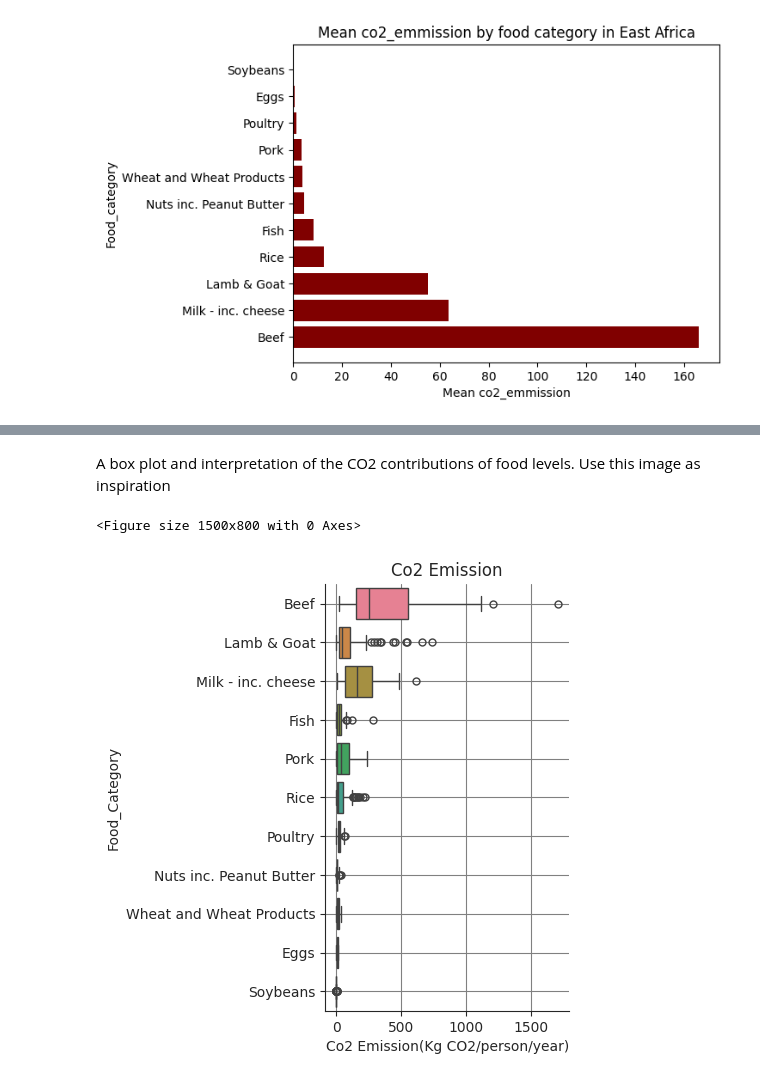
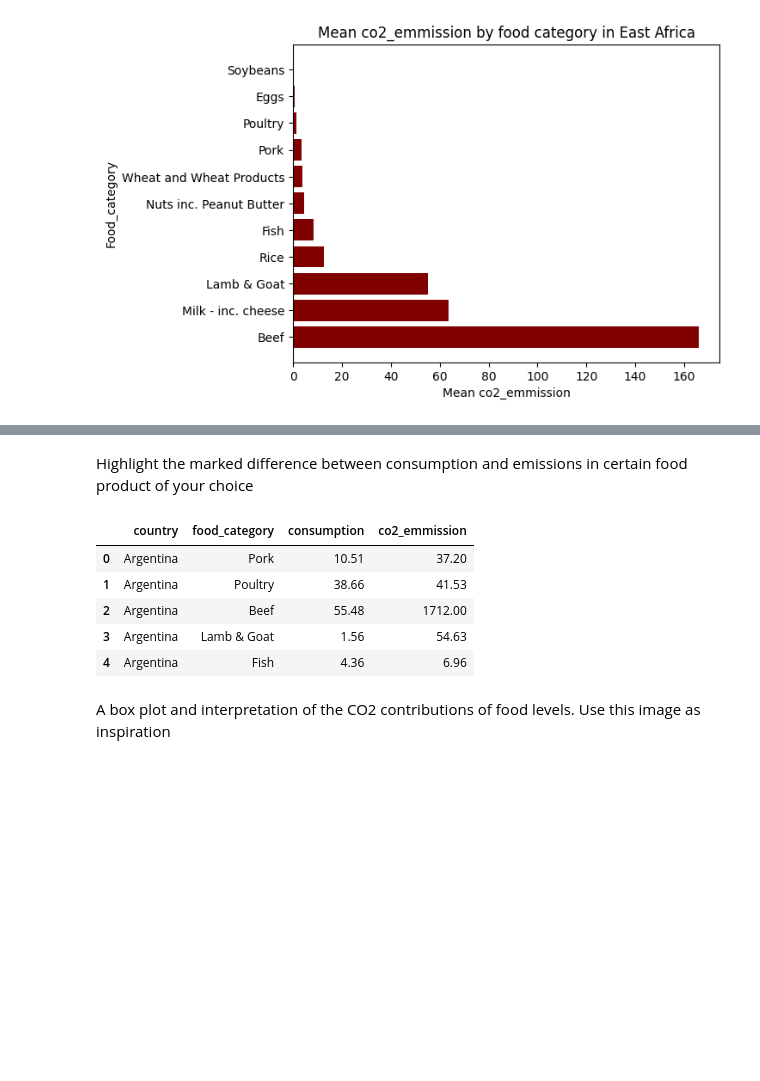
Before and after one commit to Mercymerine/Pandas-Analysis, a Jupyter notebook: food_carbon_footprint.ipynb, the cells around one changed output, grey strips where cells are left out. Drawn from its saved outputs; the diff is of its cells as text; code cells hidden in the pictures; blank space fills up the shorter version.

```diff
--- a/food_carbon_footprint.ipynb
+++ b/food_carbon_footprint.ipynb
@@ -236,0 +255,11 @@ plt.show()
+# %% [markdown]
+Highlight the marked difference between consumption and emissions in certain food product of your choice
+# %%
+food.head()
+# %% [output]
+|  | country | food_category | consumption | co2_emmission |
+| 0 | Argentina | Pork | 10.51 | 37.20 |
+| 1 | Argentina | Poultry | 38.66 | 41.53 |
+| 2 | Argentina | Beef | 55.48 | 1712.00 |
+| 3 | Argentina | Lamb & Goat | 1.56 | 54.63 |
+| 4 | Argentina | Fish | 4.36 | 6.96 |
@@ -237,14 +270,2 @@ plt.show()
 # %% [markdown]
 A box plot and interpretation of the CO2 contributions of food levels. Use this image as inspiration
-# %%
-#sns.set_style('whitegrid', {'grid.color':'grey'})
-plt.figure(figsize=(15, 8))
-sns.catplot(x='co2_emmission', y ='food_category', data =sorted_food, kind='box', hue='food_category' )
-plt.xlabel('Co2 Emission(Kg CO2/person/year)')
-plt.ylabel('Food_Category')
-plt.title('Co2 Emission')
-plt.grid(True)
-plt.show()
-# %% [output]
-<Figure size 1500x800 with 0 Axes>
-[figure, removed]
```
Also changed, not shown: parts of 4 cells of this notebook.
